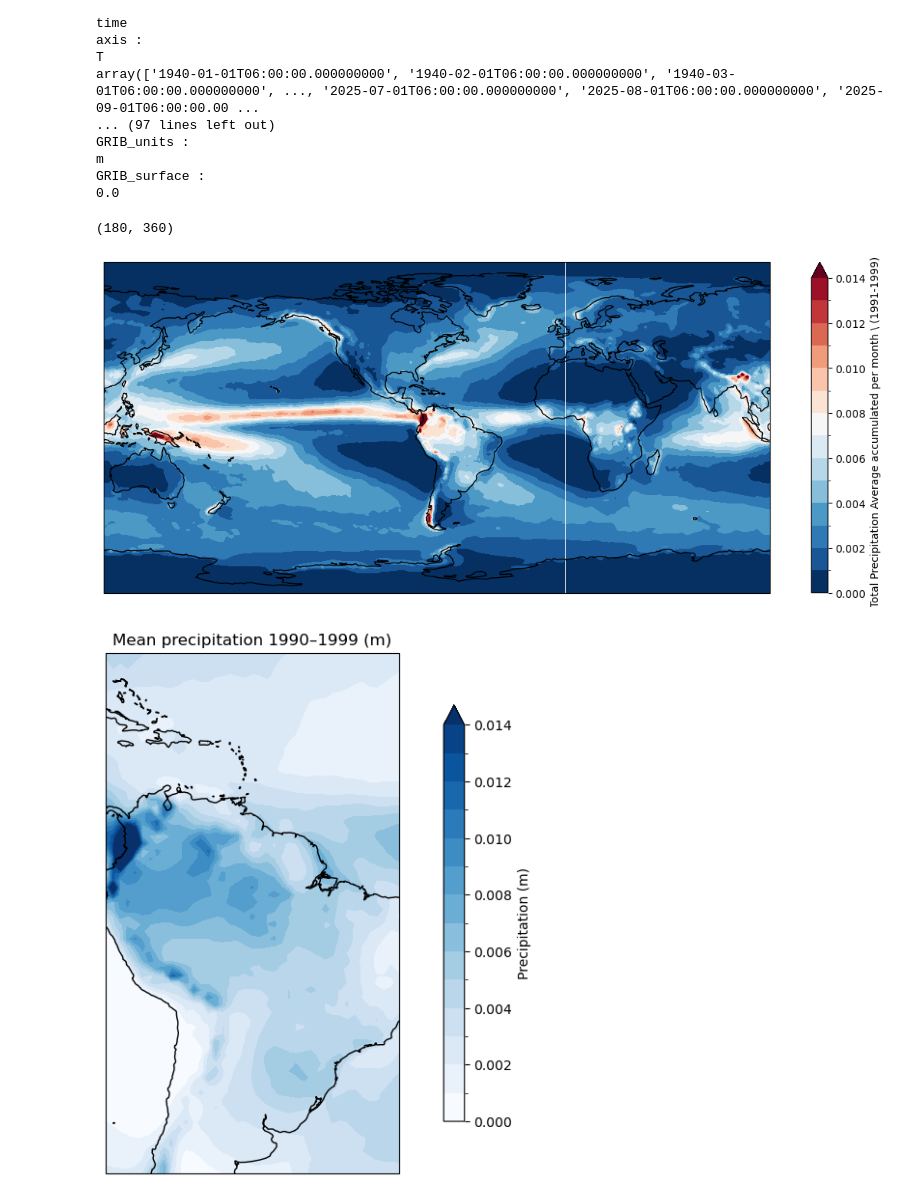
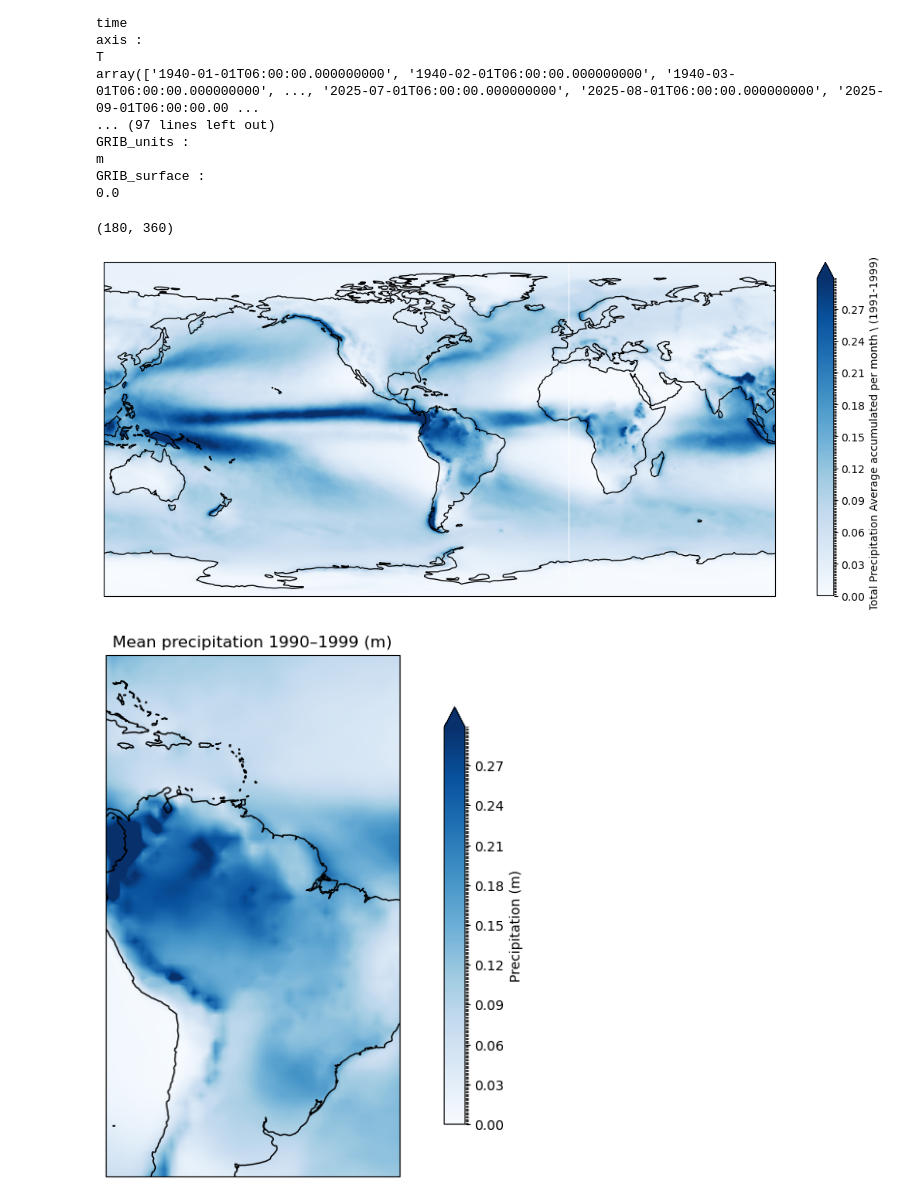
Before and after one commit to cc11223344556677/Computational-Meteorology-Exercises, a Jupyter notebook: project_kevin.ipynb, the cells around one changed output. Saved outputs shown, nothing was run; the diff lists cells and outputs as text; code cells hidden in the pictures.

Commit message:
Did the required plots

```diff
--- a/project_kevin.ipynb
+++ b/project_kevin.ipynb
@@ -14,9 +15,8 @@ data_1dgr = xr.open_dataset(path_1dgr, chunks = "auto")
 
 #data_1dgr.variables
 
-precipitation_data =  data_1dgr['tp']
-
-precipitation_data
+precipitation_data_ERA5 =  data_1dgr['tp']
+precipitation_data_ERA5
 # %% [output]
 <xarray.DataArray 'tp' (valid_time: 1029, lat: 180, lon: 360)> Size: 267MB dask.array<open_dataset-tp, shape=(1029, 180, 360), dtype=float32, chunksize=(818, 143, 286), chunktype=numpy.ndarray> Coordi ...
 xarray.DataArray
@@ -45,39 +45,48 @@ GRIB_surface :
 0.0
 # %%
 
-area_prec = precipitation_data.sel(valid_time=slice("1990","1999"))
+area_prec = precipitation_data_ERA5.sel(valid_time=slice("1990","1999"))
 
-area_prec = area_prec.mean(dim="valid_time")
+#area_prec = area_prec.mean(dim="valid_time")
+
+days = area_prec["valid_time"].dt.days_in_month
+
+# Mittelwert der Tagesmenge (falls tp ~ m/day)
+tp_day_mean = area_prec.weighted(days).mean("valid_time")  # gewichtet nach Monatslänge
+
+# dann in Monatssumme eines "durchschnittlichen" Monats umrechnen:
+mean_days = days.mean().item()
+area_prec = tp_day_mean * mean_days
 
 
 print(area_prec.values.shape)
 plt.figure(figsize=(14, 8))
 ax = plt.axes(projection=ccrs.PlateCarree(central_longitude=290))
 area_prec.plot.contourf(
     ax=ax,
     transform=ccrs.PlateCarree(),
-    cmap='RdBu_r',
-    levels=np.arange(0, 0.015, 0.001), # Anomalie-Skala
+    cmap='Blues',
+    levels=np.arange(0, 0.3, 0.001), # Anomalie-Skala
     cbar_kwargs={'label': f'Daily Total Precipitation Average accumulated per month \\ (1991-1999) [m]', "shrink":0.7}
                  #'orientation': 'vertical',"shrink" : 0.7,
                  #'pad': 0.05}
 )
 ax.coastlines()
 #ax.set_global()
 #ax.set_title(f'Relative Temperature anomaly of 2024 to (1991-2020) |  mean anomaly: {global_anomaly_value_2024:.3f} °C')
 plt.show()
 # %% [output]
 (180, 360)
-[figure, old version]
+[figure, new version]
 # %%
-area_prec2= area_prec.sel(lat=slice(-40.5, 30.5), lon = slice(280,320))
+area_prec2= area_prec.sel(lat=slice(-40.5, 30.5), lon = slice(280,320)) #lat=slice(-40.5, 30.5), lon = slice(280,320)
 area_prec2
 plt.figure(figsize=(12, 7))
 ax = plt.axes(projection=ccrs.PlateCarree())   # Daten sind in PlateCarree
 im = area_prec2.plot.contourf(
     ax=ax, transform=ccrs.PlateCarree(),
     cmap="Blues",                               # sequentiell statt divergend
-    levels=np.arange(0, 0.015, 0.001),
+    levels=np.arange(0, 0.3, 0.001),
     cbar_kwargs={"label": "Precipitation (m)", "shrink": 0.8},
 )
 ax.coastlines()
@@ -85,7 +94,7 @@ ax.coastlines()
 ax.set_title("Mean precipitation 1990–1999 (m)")
 plt.show()
 # %% [output]
-[figure, old version]
+[figure, new version]
 # %%
 cat = intake.open_esm_datastore("https://storage.googleapis.com/cmip6/pangeo-cmip6.json")
 query = dict(
```
Also changed, not shown: parts of 13 cells of this notebook.
